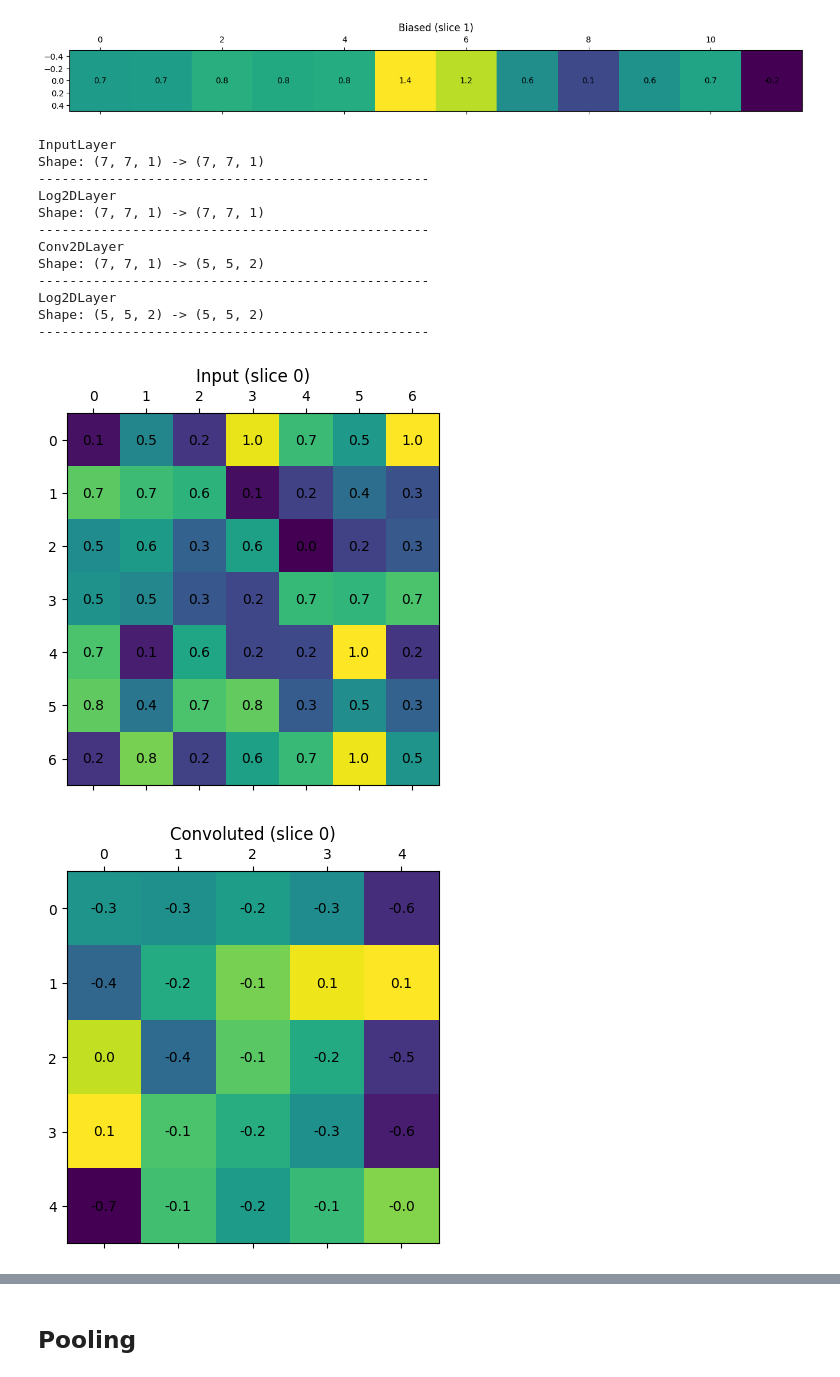
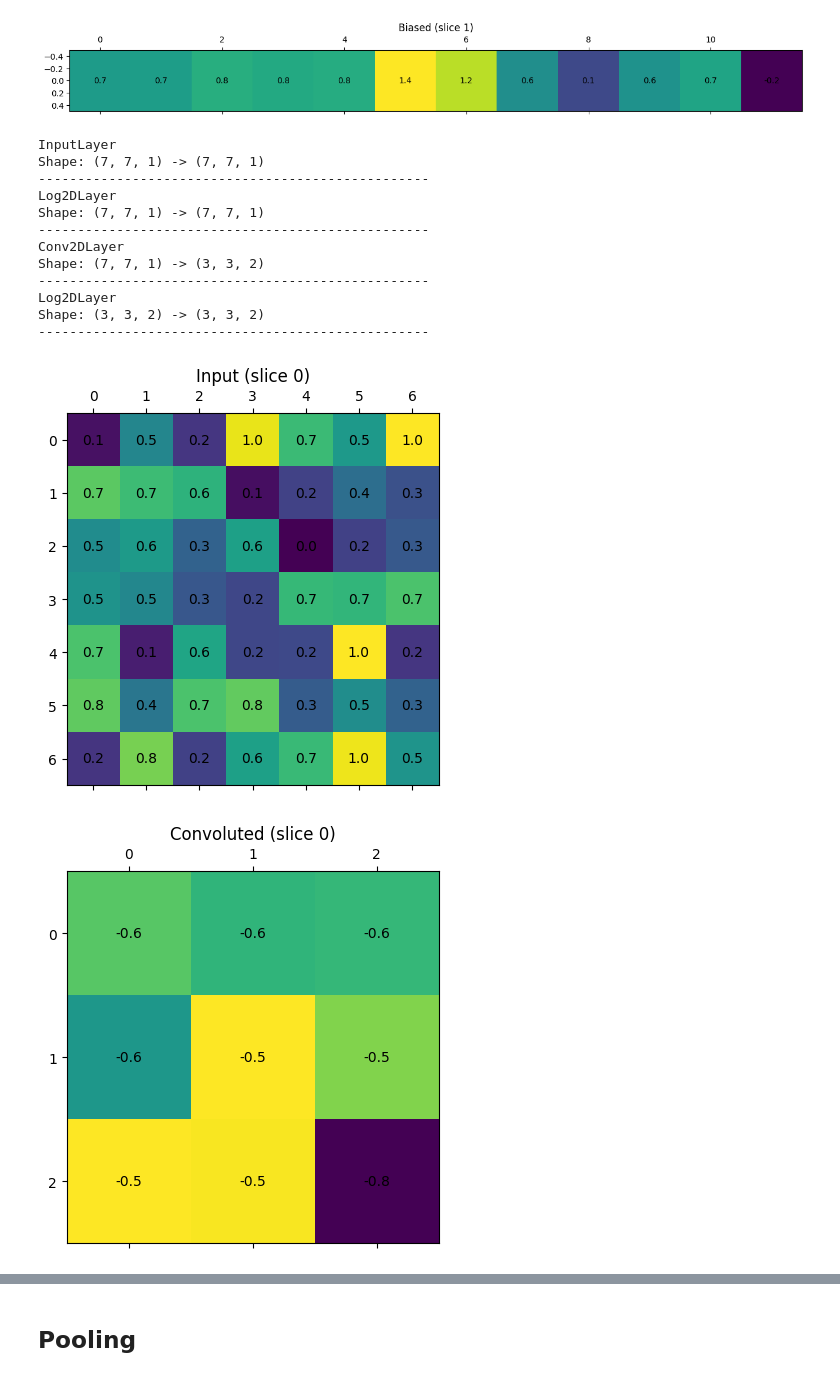
Before and after one commit to klima7/CNN-From-Scratch, a Jupyter notebook: layers_test.ipynb, the cells around one changed output, grey strips where cells are left out. Drawn from its saved outputs; the diff is of its cells as text; code cells hidden in the pictures.

```diff
--- a/layers_test.ipynb
+++ b/layers_test.ipynb
@@ -282,26 +282,26 @@ Shape: (12, 2) -> (12, 2)
 # %%
 layers = [
     InputLayer((7, 7, 1)),
     Log2DLayer('Input'),
-    Conv2DLayer(filters_count=2, kernel_size=(3, 3), stride=(1, 1), initializer=GlorotUniformInitialization()),
+    Conv2DLayer(filters_count=2, kernel_size=(3, 3), stride=(2, 2), initializer=GlorotUniformInitialization()),
     Log2DLayer('Convoluted'),
 ]
 
 model = NeuralNetwork(layers)
 model.summary()
 model.predict(data2D);
 # %% [output]
 InputLayer
 Shape: (7, 7, 1) -> (7, 7, 1)
 --------------------------------------------------
 Log2DLayer
 Shape: (7, 7, 1) -> (7, 7, 1)
 --------------------------------------------------
 Conv2DLayer
-Shape: (7, 7, 1) -> (5, 5, 2)
+Shape: (7, 7, 1) -> (3, 3, 2)
 --------------------------------------------------
 Log2DLayer
-Shape: (5, 5, 2) -> (5, 5, 2)
+Shape: (3, 3, 2) -> (3, 3, 2)
 --------------------------------------------------
 [figure]
-[figure, old version]
+[figure, new version]
```
Also changed, not shown: parts of 1 cell of this notebook, 2 other files.
